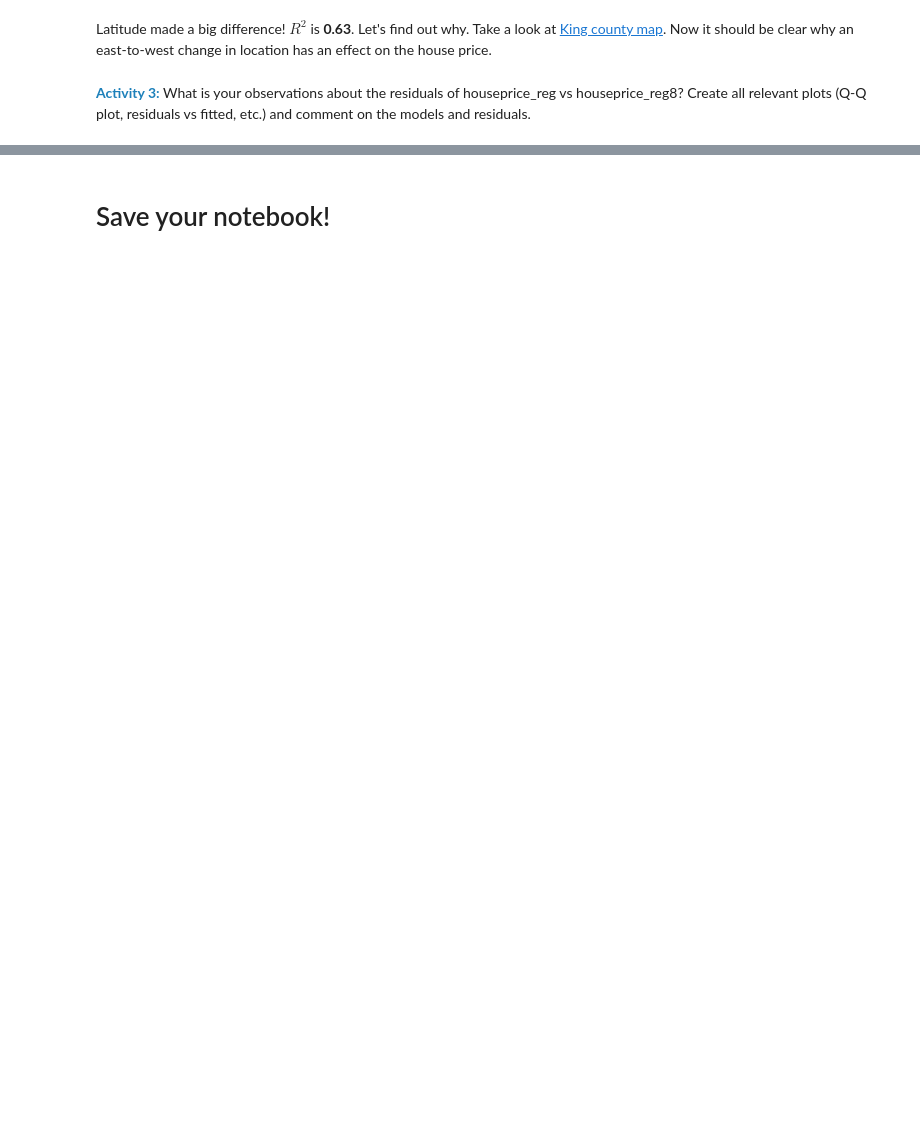
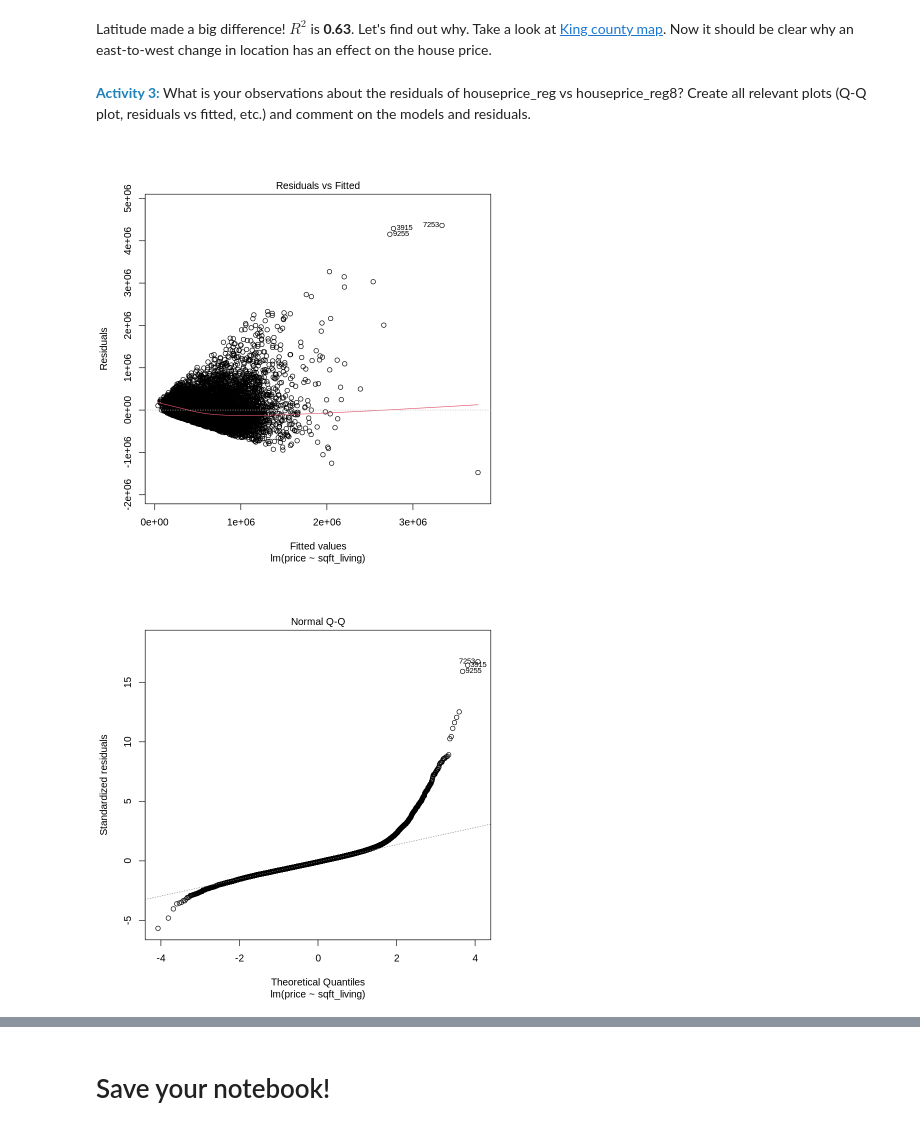
Before and after one commit to SteeltownRiot/DSA, a Jupyter notebook: DSA-7020 Stats for Data Analysis/Module 5 - Regression/Practices/Multiple_Linear_Regression.ipynb, the cells around one changed output, grey strips where cells are left out. Saved outputs shown, nothing was run; the diff lists cells and outputs as text; code cells hidden in the pictures; blank space fills up the shorter version.

```diff
--- a/DSA-7020 Stats for Data Analysis/Module 5 - Regression/Practices/Multiple_Linear_Regression.ipynb
+++ b/DSA-7020 Stats for Data Analysis/Module 5 - Regression/Practices/Multiple_Linear_Regression.ipynb
@@ -47,5 +155,5 @@ str(housing_data)
 # %%
 # Fill in the partially complete code and execute the code..
 
-houseprice_reg <- lm(<what goes in here>, data=housing_data)
+houseprice_reg <- lm(price ~ sqft_living, data = housing_data)
 summary(houseprice_reg)
@@ -93,10 +330,10 @@ As we expected, zipcode does not make much of a difference. How about latitude o
 
 # add lat with sqft_living + bedrooms + waterfront + view
 
-houseprice_reg8 <- <what goes in here>
+houseprice_reg8 <- lm(price ~ sqft_living + bedrooms + waterfront + view + lat, data = housing_data)
 summary(houseprice_reg8)
 
 # add long with sqft_living + bedrooms + waterfront + view
 
-houseprice_reg9 <- <what goes in here>
+houseprice_reg9 <- lm(price ~ sqft_living + bedrooms + waterfront + view + long, data = housing_data)
 summary(houseprice_reg9)
@@ -108,3 +380,8 @@ Now it should be clear why an east-to-west change in location has an effect on t
 <span style="color:#1d80ba; font-size:14px; font-weight:700">Activity 3:</span> What is your observations about the residuals of houseprice_reg  vs houseprice_reg8? Create all relevant plots (Q-Q plot, residuals vs fitted, etc.) and comment on the models and residuals.
 # %%
 # code for activity 3
+plot(houseprice_reg)
+plot(houseprice_reg8)
+# %% [output]
+[figure, added]
+[figure, added]
```
Also changed, not shown: parts of 13 cells of this notebook, 2 other files.
